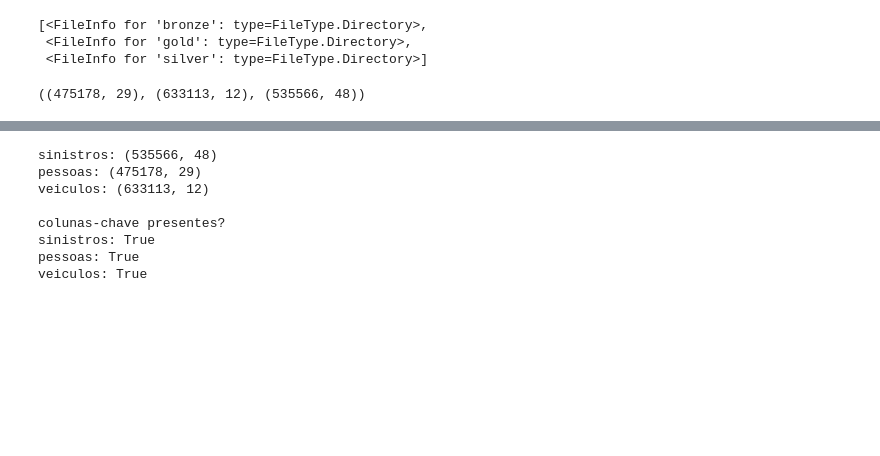
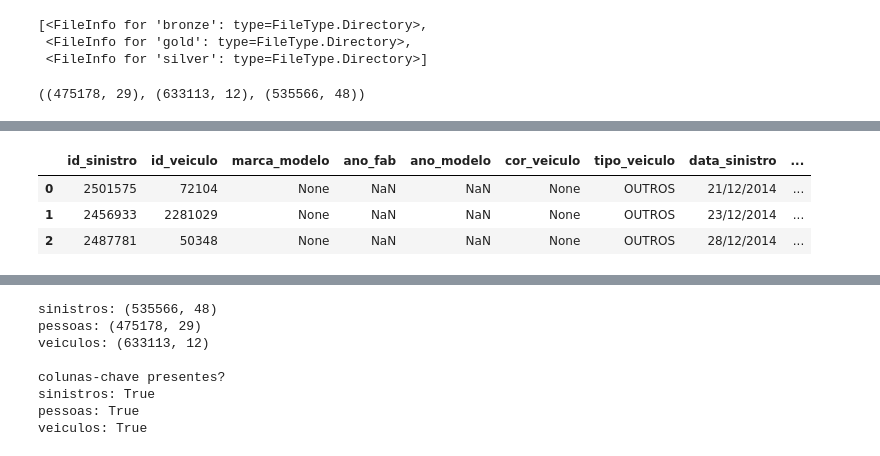
Before and after one commit to wellingtonpawlino/traffic-risk-data-platform, a Jupyter notebook: notebooks/data-prep.ipynb, the cells around one changed output, grey strips where cells are left out. Saved outputs shown, nothing was run; the diff lists cells and outputs as text; code cells hidden in the pictures; blank space fills up the shorter version.

```diff
--- a/notebooks/data-prep.ipynb
+++ b/notebooks/data-prep.ipynb
@@ -39,3 +39,9 @@ df_veiculos = load_parquet("silver/infosiga/veiculos_2015-2021/dt=2026-04-25/vei
 df_pessoas.shape, df_veiculos.shape, df_sinistros.shape
 # %% [output]
 ((475178, 29), (633113, 12), (535566, 48))
+# %%
+import pandas as pd
+
+pd.set_option('display.max_rows', 500)
+pd.set_option('display.max_columns', 500)
+pd.set_option('display.width', 1000)
@@ -41,0 +64,11 @@ df_pessoas.shape, df_veiculos.shape, df_sinistros.shape
+# %%
+df_veiculos.head(3)
+id_sinistro	id_veiculo	marca_modelo	ano_fab	ano_modelo	cor_veiculo	tipo_veiculo	data_sinistro	ano_sinistro	mes_sinistro	dia_sinistro	ano_mes_sinistro
+0	2501575	72104	None	NaN	NaN	None	OUTROS	21/12/2014	2014	12	21	2014/12
+1	2456933	2281029	None	NaN	NaN	None	OUTROS	23/12/2014	2014	12	23	2014/12
+2	2487781	50348	None	NaN	NaN	None	OUTROS	28/12/2014	2014	12	28	2014/12
+# %% [output]
+|  | id_sinistro | id_veiculo | marca_modelo | ano_fab | ano_modelo | cor_veiculo | tipo_veiculo | data_sinistro | ... |
+| 0 | 2501575 | 72104 | None | NaN | NaN | None | OUTROS | 21/12/2014 | ... |
+| 1 | 2456933 | 2281029 | None | NaN | NaN | None | OUTROS | 23/12/2014 | ... |
+| 2 | 2487781 | 50348 | None | NaN | NaN | None | OUTROS | 28/12/2014 | ... |
```
Also changed, not shown: parts of 3 cells of this notebook, 17 other files.
